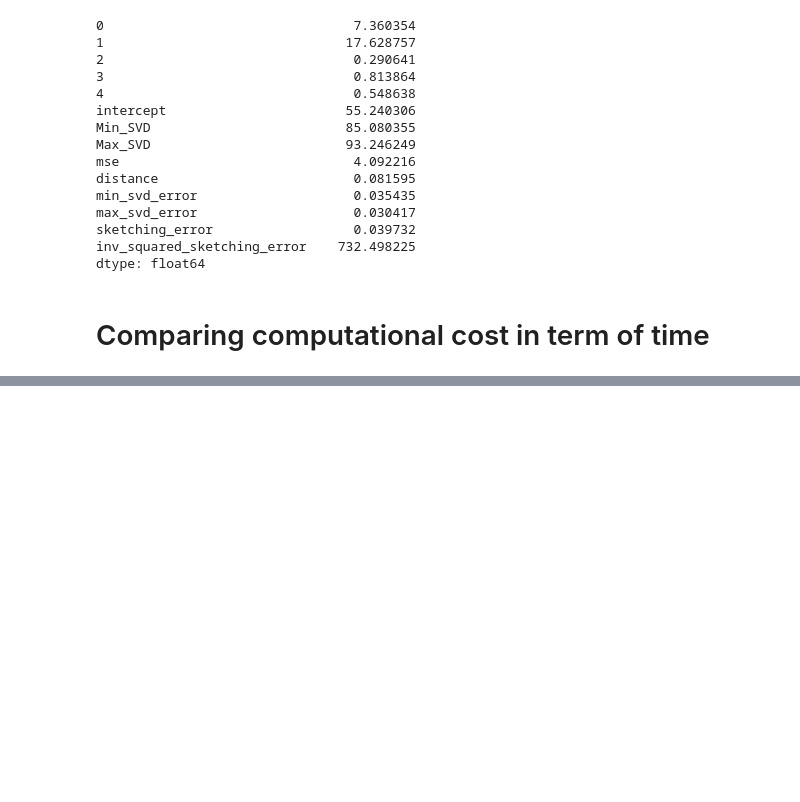
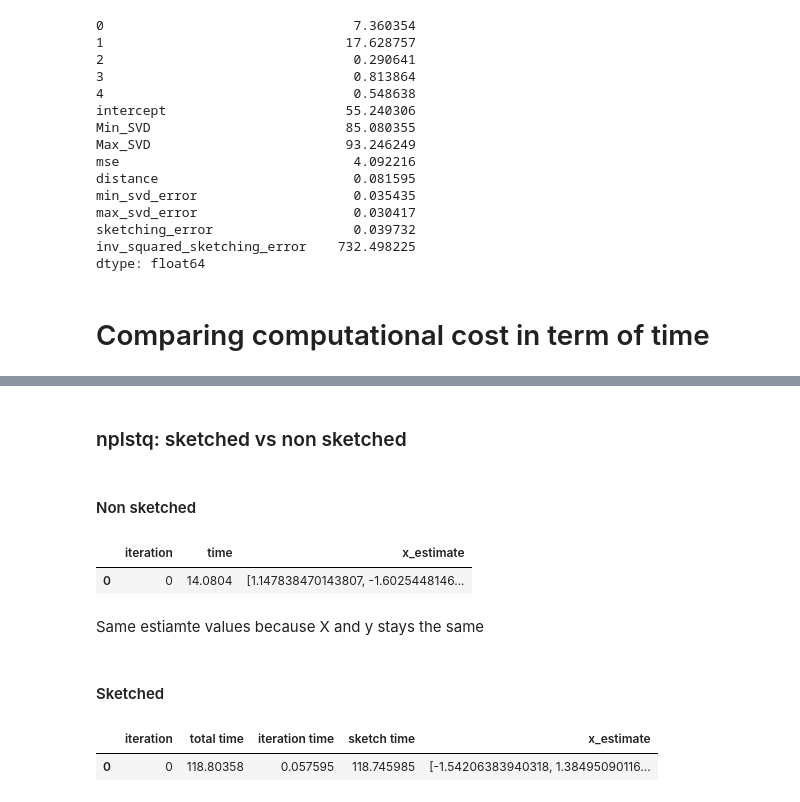
Before and after one commit to LakBoonJun1/DSA4288, a Jupyter notebook: Notebook/OLS.ipynb, the cells around one changed output, grey strips where cells are left out. Cells and saved outputs as stored; diff of their text form; code cells hidden in the pictures; blank space fills up the shorter version.

Commit message:
comparison of sketch and non sketch using np function

```diff
--- a/Notebook/OLS.ipynb
+++ b/Notebook/OLS.ipynb
@@ -1529,0 +1176,52 @@ non_zero_entries
+# %% [markdown]
+### nplstq: sketched vs non sketched
+# %% [markdown]
+#### Non sketched
+# %%
+iterations = 1
+results = []
+
+for i in range(iterations):
+    start_time = time.time()
+    x_estimate, _, _ , _ = np.linalg.lstsq(X, y, rcond=None)
+    end_time = time.time()
+    iteration_time = end_time - start_time
+
+    results.append({'iteration': i, 'time': iteration_time, 'x_estimate' : x_estimate})
+non_sketch_nplstq_df = pd.DataFrame(results)
+# %%
+non_sketch_nplstq_df
+# %% [output]
+|  | iteration | time | x_estimate |
+| 0 | 0 | 14.0804 | [1.147838470143807, -1.6025448146... |
+# %% [markdown]
+Same estiamte values because X and y stays the same
+# %% [markdown]
+#### Sketched
+# %%
+iterations = 1
+results = []
+m = 2000
+non_zero_entries = 1
+
+for i in range(iterations):
+    start_time = time.time()
+    S = sketch_matrix(m, n, non_zero_entries)
+    S = csr_matrix(S)
+    SX = S @ X
+    SY = S @ y
+    sketch_time = time.time() - start_time
+    start_time = time.time()
+    x_estimate, _, _ , _ = np.linalg.lstsq(SX, SY, rcond=None)
+    end_time = time.time()
+    iteration_time = end_time - start_time
+    total_time = iteration_time + sketch_time
+
+    results.append({'iteration': i, 'total time': total_time,'iteration time' : iteration_time, 'sketch time' : sketch_time ,  'x_estimate' : x_estimate})
+
+sketched_nplstq_df = pd.DataFrame(results)
+# %%
+sketched_nplstq_df
+# %% [output]
+|  | iteration | total time | iteration time | sketch time | x_estimate |
+| 0 | 0 | 118.80358 | 0.057595 | 118.745985 | [-1.54206383940318, 1.38495090116... |
```
Also changed, not shown: parts of 66 cells of this notebook.
